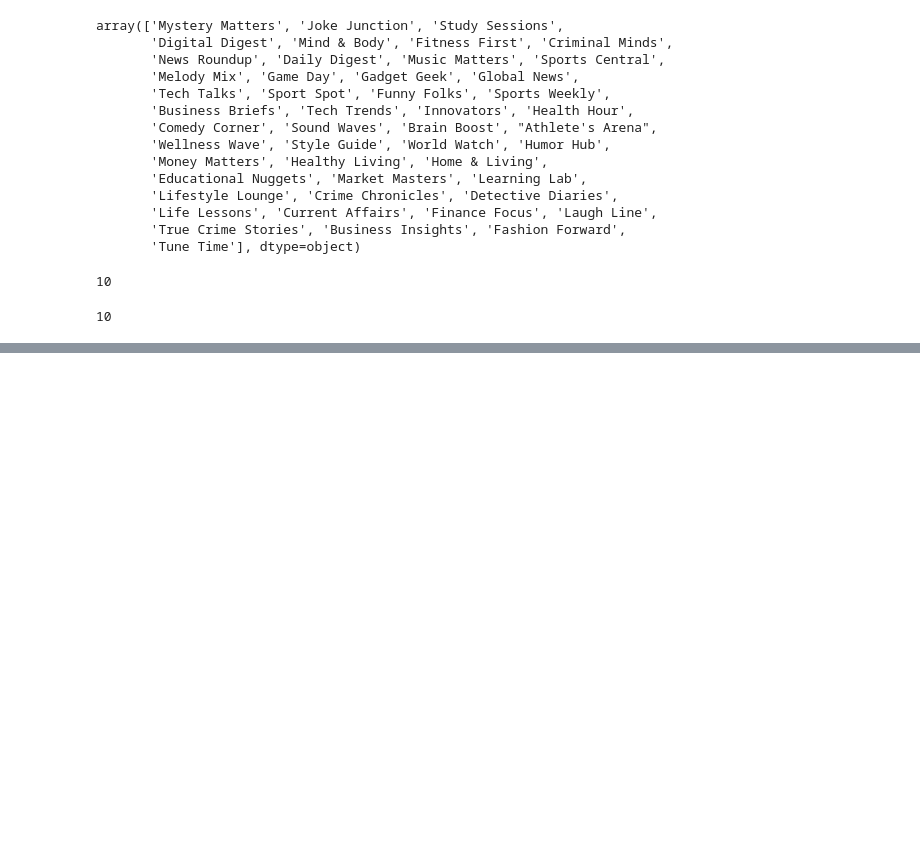
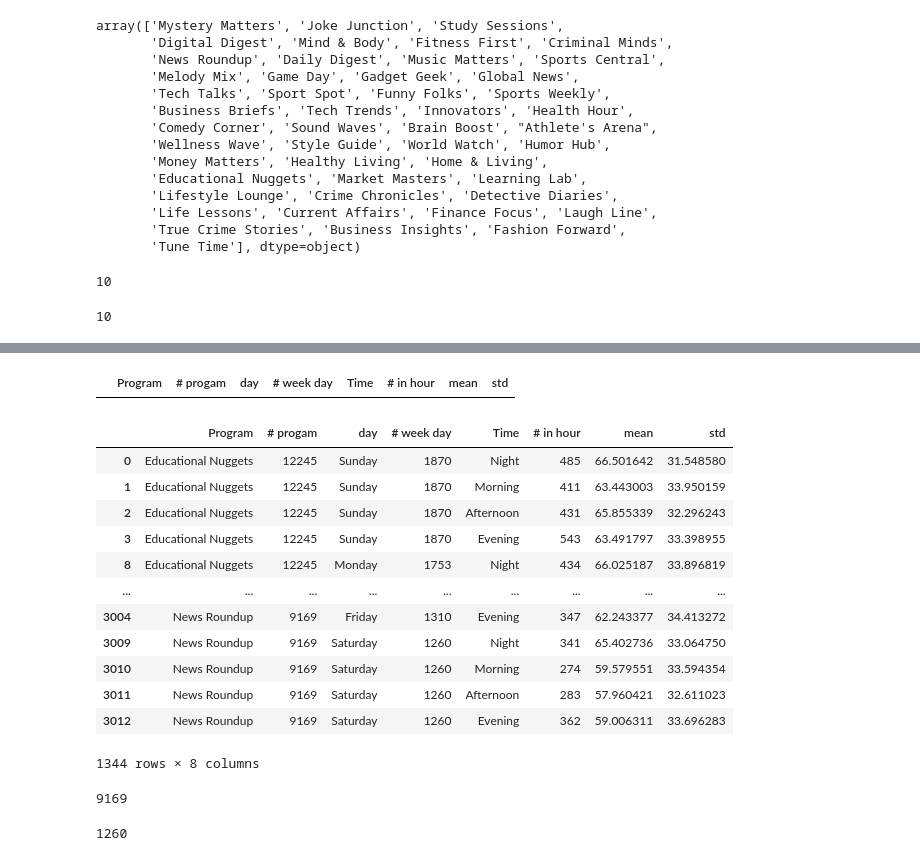
Before and after one commit to Juan-LobosMartin/Podcast, a Jupyter notebook: Study_Features.ipynb, the cells around one changed output, grey strips where cells are left out. Saved outputs shown, nothing was run; the diff lists cells and outputs as text; code cells hidden in the pictures; blank space fills up the shorter version.

```diff
--- a/Study_Features.ipynb
+++ b/Study_Features.ipynb
@@ -95,0 +126,57 @@ for podcast in (Podcast_Test_df['Podcast_Name'].unique()):
+# %%
+podcast_data_order = pd.DataFrame(columns=['Program','# progam','day','# week day','Time','# in hour','mean','std'])
+# %%
+podcast_data_order
+# %% [output]
+|  | Program | # progam | day | # week day | Time | # in hour | mean | std |
+# %%
+n=0
+for podcast in Podcast_Test_df['Podcast_Name'].unique():
+    podname_df = Podcast_Train_df[Podcast_Train_df['Podcast_Name'] == podcast]
+    feature = podcast
+    program_num = len(podname_df)
+
+    for day in ['Sunday' ,'Monday' ,'Tuesday' ,'Wednesday','Thursday','Friday', 'Saturday']:
+        try:
+            pub_day_df = podname_df[podname_df['Publication_Day'] == day ]
+            pod_day = day
+            pod_day_num = len(pub_day_df)
+        except:
+            pub_day_df = podname_df
+            pod_day = day
+            pod_day_num = np.nan
+
+        for hour in ['Night','Morning', 'Afternoon', 'Evening']:
+            try:
+                pub_hour_df = pub_day_df[pub_day_df['Publication_Time'] == hour ]
+                time = hour
+                time_num = len(pub_hour_df)
+                mean = pub_hour_df['Episode_Length_minutes'].mean()
+                std = pub_hour_df['Episode_Length_minutes'].std()
+            except:
+                pub_hour_df = pub_day_df
+                time = hour
+                time_num = np.nan
+                mean = np.nan
+                std = np.nan
+
+            podcast_data_order.loc[n] = [feature, program_num, pod_day, pod_day_num, time, time_num, mean, std]
+            n = n +1
+        n= n +4
+    n=n +7
+# %%
+podcast_data_order
+# %% [output]
+|  | Program | # progam | day | # week day | Time | # in hour | mean | std |
+| 0 | Educational Nuggets | 12245 | Sunday | 1870 | Night | 485 | 66.501642 | 31.548580 |
+| 1 | Educational Nuggets | 12245 | Sunday | 1870 | Morning | 411 | 63.443003 | 33.950159 |
+| 2 | Educational Nuggets | 12245 | Sunday | 1870 | Afternoon | 431 | 65.855339 | 32.296243 |
+| 3 | Educational Nuggets | 12245 | Sunday | 1870 | Evening | 543 | 63.491797 | 33.398955 |
+| 8 | Educational Nuggets | 12245 | Monday | 1753 | Night | 434 | 66.025187 | 33.896819 |
+| ... | ... | ... | ... | ... | ... | ... | ... | ... |
+| 3004 | News Roundup | 9169 | Friday | 1310 | Evening | 347 | 62.243377 | 34.413272 |
+| 3009 | News Roundup | 9169 | Saturday | 1260 | Night | 341 | 65.402736 | 33.064750 |
+| 3010 | News Roundup | 9169 | Saturday | 1260 | Morning | 274 | 59.579551 | 33.594354 |
+| 3011 | News Roundup | 9169 | Saturday | 1260 | Afternoon | 283 | 57.960421 | 32.611023 |
+| 3012 | News Roundup | 9169 | Saturday | 1260 | Evening | 362 | 59.006311 | 33.696283 |
+1344 rows × 8 columns
@@ -95,0 +187,4 @@ for podcast in (Podcast_Test_df['Podcast_Name'].unique()):
+# %%
+len(pod_News_Roundup)
+# %% [output]
+9169
@@ -95,0 +193,4 @@ for podcast in (Podcast_Test_df['Podcast_Name'].unique()):
+# %%
+len(pub_Saturday_df)
+# %% [output]
+1260
```
Also changed, not shown: parts of 31 cells of this notebook, 3 other files.
